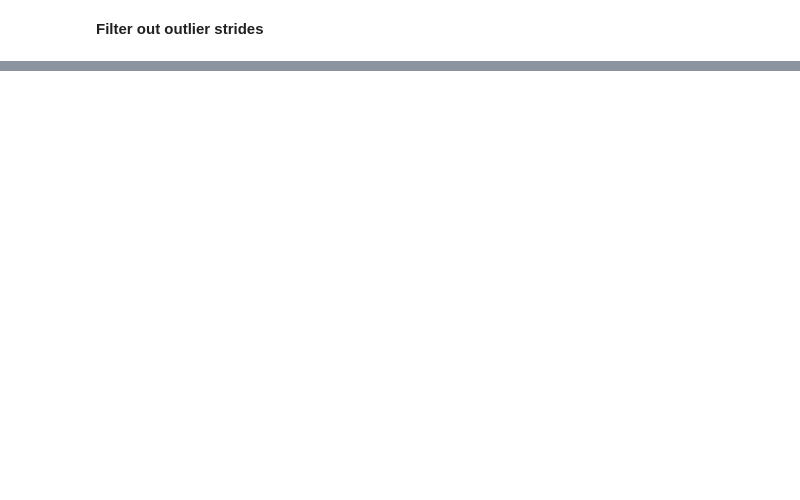
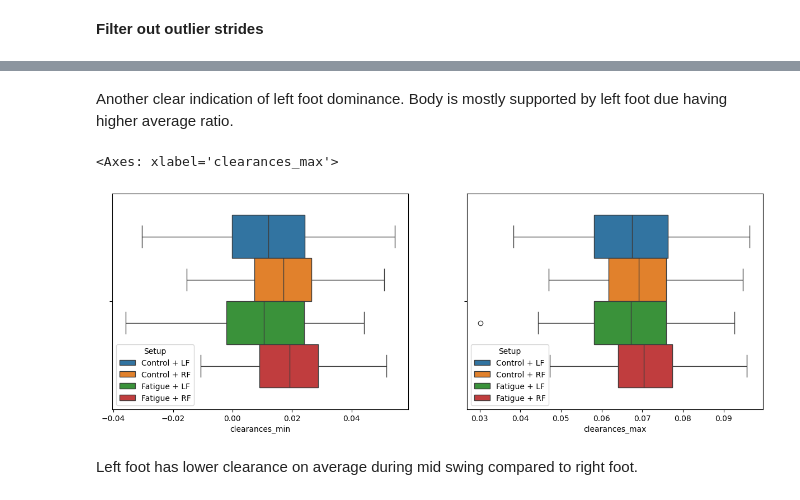
Before and after one commit to abhi-neelam/Fatigue-Detection, a Jupyter notebook: notebooks/gait_parameters_eda.ipynb, the cells around one changed output, grey strips where cells are left out. Cells and saved outputs as stored; diff of their text form; code cells hidden in the pictures; blank space fills up the shorter version.

```diff
--- a/notebooks/gait_parameters_eda.ipynb
+++ b/notebooks/gait_parameters_eda.ipynb
@@ -46,0 +101,12 @@ print(lf_control_df_02['ic_samples'].max(), "samples collected by IMU sensors (1
+# %% [markdown]
+Another clear indication of left foot dominance. Body is mostly supported by left foot due having higher average ratio.
+# %%
+fig, axes = plt.subplots(1, 2, figsize=(15, 5))
+
+sns.boxplot(foot_df, x="clearances_min", hue='Setup', ax=axes[0])
+sns.boxplot(foot_df, x="clearances_max", hue='Setup', ax=axes[1])
+# %% [output]
+<Axes: xlabel='clearances_max'>
+[figure, added]
+# %% [markdown]
+Left foot has lower clearance on average during mid swing compared to right foot.
```
Also changed, not shown: parts of 11 cells of this notebook.
